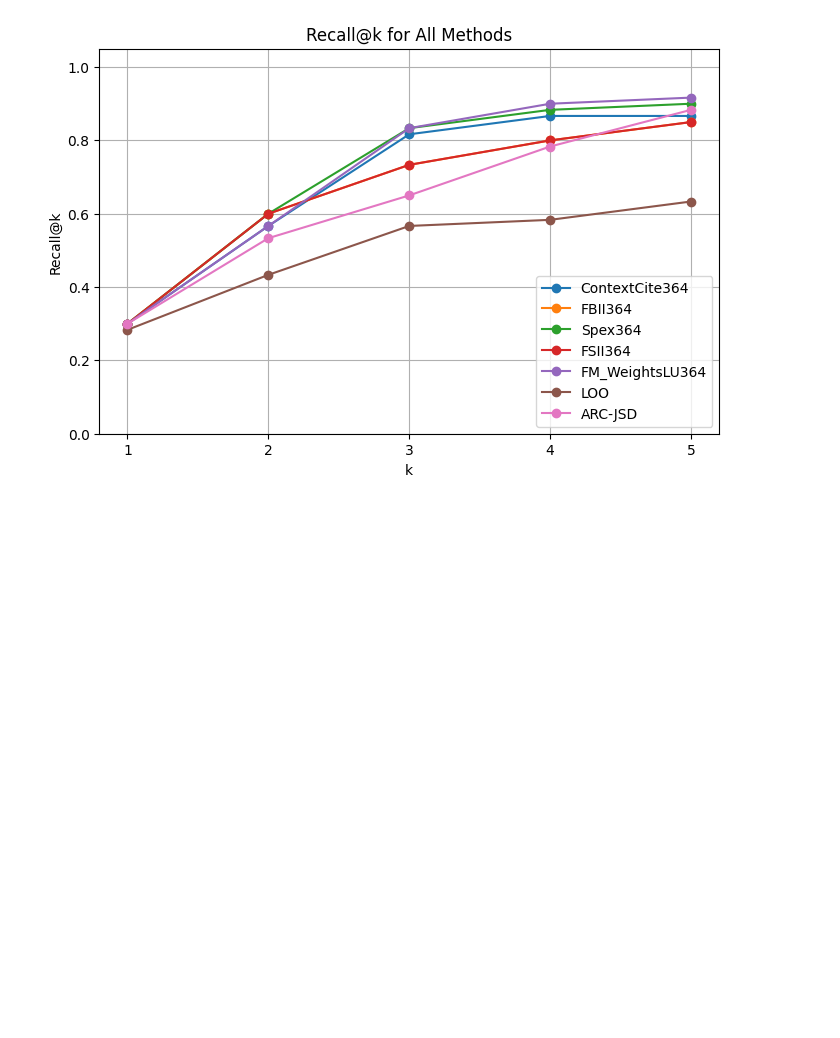
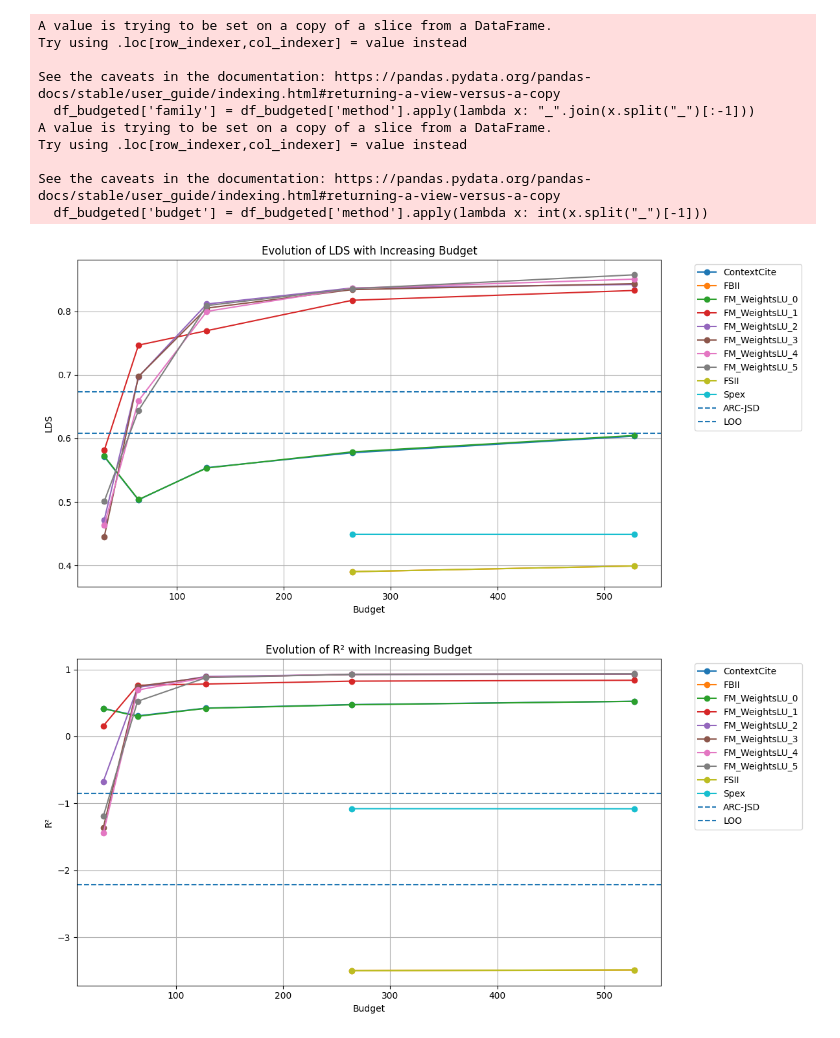
Before and after one commit to iNema9590/LLMX, a Jupyter notebook: Notebooks/synthetic_synergy.ipynb, the cells around one changed output. Cells and saved outputs as stored; diff of their text form; code cells hidden in the pictures; blank space fills up the shorter version.

```diff
--- a/Notebooks/synthetic_synergy.ipynb
+++ b/Notebooks/synthetic_synergy.ipynb
@@ -390,5 +291,63 @@ def plot_recall_at_k(recall_table, k_values=[1,2, 3,4, 5]):
-# %%
-recall_table=compute_recall_at_k(all_results, k_values=[1, 2, 3, 4, 5])
-plot_recall_at_k(recall_table, k_values=[1, 2, 3, 4, 5])
-# %% [output]
-[figure, removed]
+# %%
+import pandas as pd
+import matplotlib.pyplot as plt
+
+# Reset index
+df_reset = df_res.reset_index().rename(columns={'index': 'method'})
+
+# Separate constant methods (no budget) and budgeted methods
+constant_methods = ['LOO', 'ARC-JSD']
+df_const = df_reset[df_reset['method'].isin(constant_methods)]
+df_budgeted = df_reset[~df_reset['method'].isin(constant_methods)]
+
+# Extract family and budget for budgeted methods
+df_budgeted['family'] = df_budgeted['method'].apply(lambda x: "_".join(x.split("_")[:-1]))
+df_budgeted['budget'] = df_budgeted['method'].apply(lambda x: int(x.split("_")[-1]))
+df_budgeted = df_budgeted.sort_values(by=['family', 'budget'])
+
+# Function to plot metric
+def plot_metric(metric, ylabel):
+    plt.figure(figsize=(12, 6))
+
+    # Plot budgeted families
+    families = df_budgeted['family'].unique()
+    for fam in families:
+        subset = df_budgeted[df_budgeted['family'] == fam]
+        plt.plot(subset['budget'], subset[metric], marker='o', label=fam)
+
+    # Plot constant methods as horizontal lines
+    for _, row in df_const.iterrows():
+        plt.axhline(y=row[metric], linestyle='--', label=row['method'])
+
+    plt.xlabel("Budget")
+    plt.ylabel(ylabel)
+    plt.title(f"Evolution of {ylabel} with Increasing Budget")
+    plt.legend(bbox_to_anchor=(1.05, 1), loc='upper left')
+    plt.grid(True)
+    plt.tight_layout()
+    plt.show()
+
+# Plot LDS
+plot_metric("LDS", "LDS")
+
+# Plot R²
+plot_metric("R2", "R²")
+
+plot_metric("topk_probability_k1", "Top 1 Drop")
+plot_metric("topk_probability_k2", "Top 2 Drop")
+plot_metric("topk_probability_k3", "Top 3 Drop")
+plot_metric("topk_probability_k4", "Top 4  Drop")
+plot_metric("topk_probability_k5", "Top 5 Drop")
+# %% [output]
+A value is trying to be set on a copy of a slice from a DataFrame.
+Try using .loc[row_indexer,col_indexer] = value instead
+
+See the caveats in the documentation: https://pandas.pydata.org/pandas-docs/stable/user_guide/indexing.html#returning-a-view-versus-a-copy
+  df_budgeted['family'] = df_budgeted['method'].apply(lambda x: "_".join(x.split("_")[:-1]))
+A value is trying to be set on a copy of a slice from a DataFrame.
+Try using .loc[row_indexer,col_indexer] = value instead
+
+See the caveats in the documentation: https://pandas.pydata.org/pandas-docs/stable/user_guide/indexing.html#returning-a-view-versus-a-copy
+  df_budgeted['budget'] = df_budgeted['method'].apply(lambda x: int(x.split("_")[-1]))
+[figure, added]
+[figure, added]
```
Also changed, not shown: parts of 20 cells of this notebook, 5 other files.
